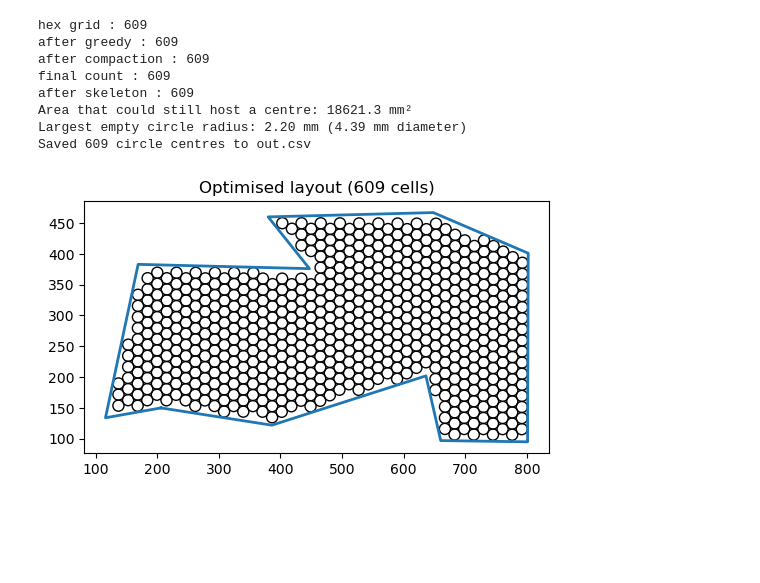
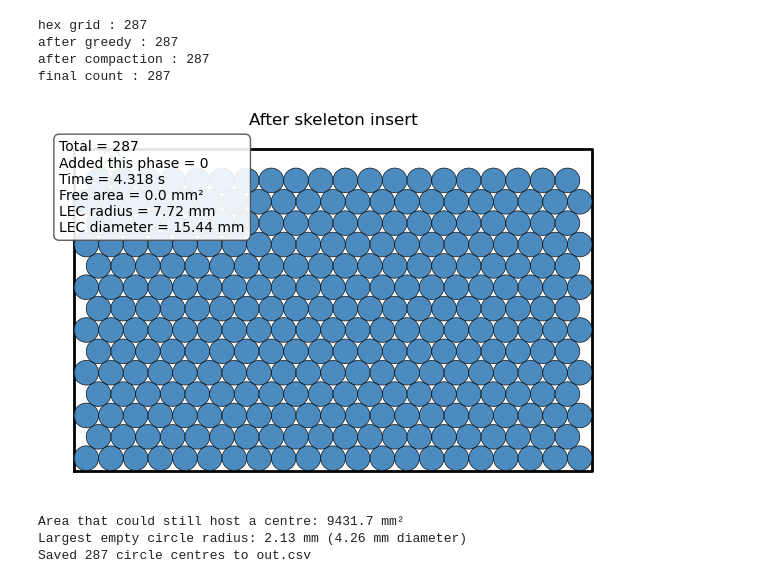
Before and after one commit to adducec03/2BD_project, a Jupyter notebook: new_version/notebook.ipynb, the cells around one changed output. Drawn from its saved outputs; the diff is of its cells as text; code cells hidden in the pictures; blank space fills up the shorter version.

```diff
--- a/new_version/notebook.ipynb
+++ b/new_version/notebook.ipynb
@@ -12,11 +12,11 @@ import numpy as np
 import networkx as nx
 import matplotlib.pyplot as plt
 
-json_file = "input.json"  # Path to the input JSON file
+json_file = "input_rect.json"  # Path to the input JSON file
 out_csv = "out.csv"
 R = 9.0  # mm, radius of an 18650 seen from the top
 EPS = 0.2          # slack in adjacency threshold    S = 10
-P = 59
+P = 10
 S=10
 # %%
 poly, _ = cp.load_boundary(Path(json_file))
@@ -41,41 +41,43 @@ print("after compaction :", len(centres))
 centres = cp.greedy_insert(poly, centres, trials=1000, max_pass=3)
 print("final count :", len(centres))
 
+prev = len(centres)
+t0 = cp.perf_counter()
 centres = cp.skeleton_insert(poly, centres, step=2.0)
-print("after skeleton :", len(centres))
+t1 = cp.perf_counter()
+cp.plot_phase(poly, centres, added_idx=np.arange(prev, len(centres)),
+        title="After skeleton insert", r=R, time_s=t1 - t0)
 
 # ───▶  DIAGNOSTIC POCKET ANALYSIS  ◀─────────────────────────────────────
 free     = poly.buffer(-R).buffer(0)            # safe interior strip
 hull     = cp.unary_union([Point(x, y).buffer(R) for x, y in centres])
 residual = free.difference(hull)
 
 print(f"Area that could still host a centre: {residual.area:.1f} mm²")
 
 # Optional: largest empty circle (Shapely≥2.0 only)
 try:
     from shapely import maximum_inscribed_circle
 
     rad, centre_pt = cp.largest_empty_circle(residual)
     if rad > 0:
         print(f"Largest empty circle radius: {rad:.2f} mm "
             f"({2*rad:.2f} mm diameter)")
     else:
         print("Residual pocket too thin for even a tiny extra cell.")
 except ImportError:
     pass
 # ─────────────────────────────────────────────────────────────────────────
 
 # 5 ─ save + preview
 np.savetxt(out_csv, centres, delimiter=",", header="x,y", comments="")
 print(f"Saved {centres.shape[0]} circle centres to {out_csv}")
-cp.plot_layout(poly, centres, title="Optimised layout")
 # %% [output]
-hex grid : 609
-after greedy : 609
-after compaction : 609
-final count : 609
-after skeleton : 609
-Area that could still host a centre: 18621.3 mm²
-Largest empty circle radius: 2.20 mm (4.39 mm diameter)
-Saved 609 circle centres to out.csv
+hex grid : 287
+after greedy : 287
+after compaction : 287
+final count : 287
-[figure, old version]
+[figure, new version]
+Area that could still host a centre: 9431.7 mm²
+Largest empty circle radius: 2.13 mm (4.26 mm diameter)
+Saved 287 circle centres to out.csv
```
Also changed, not shown: parts of 4 cells of this notebook, 1 other file.
